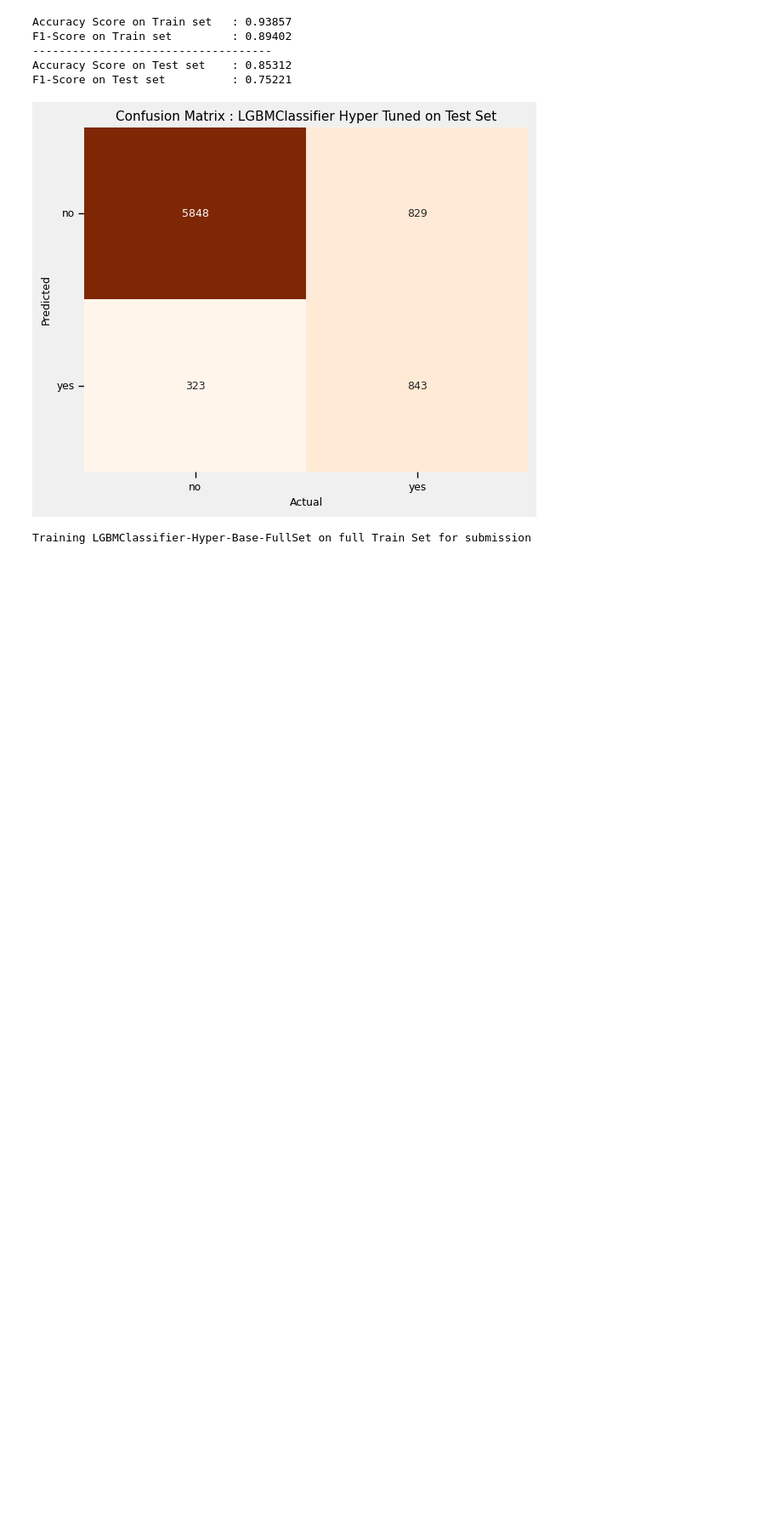
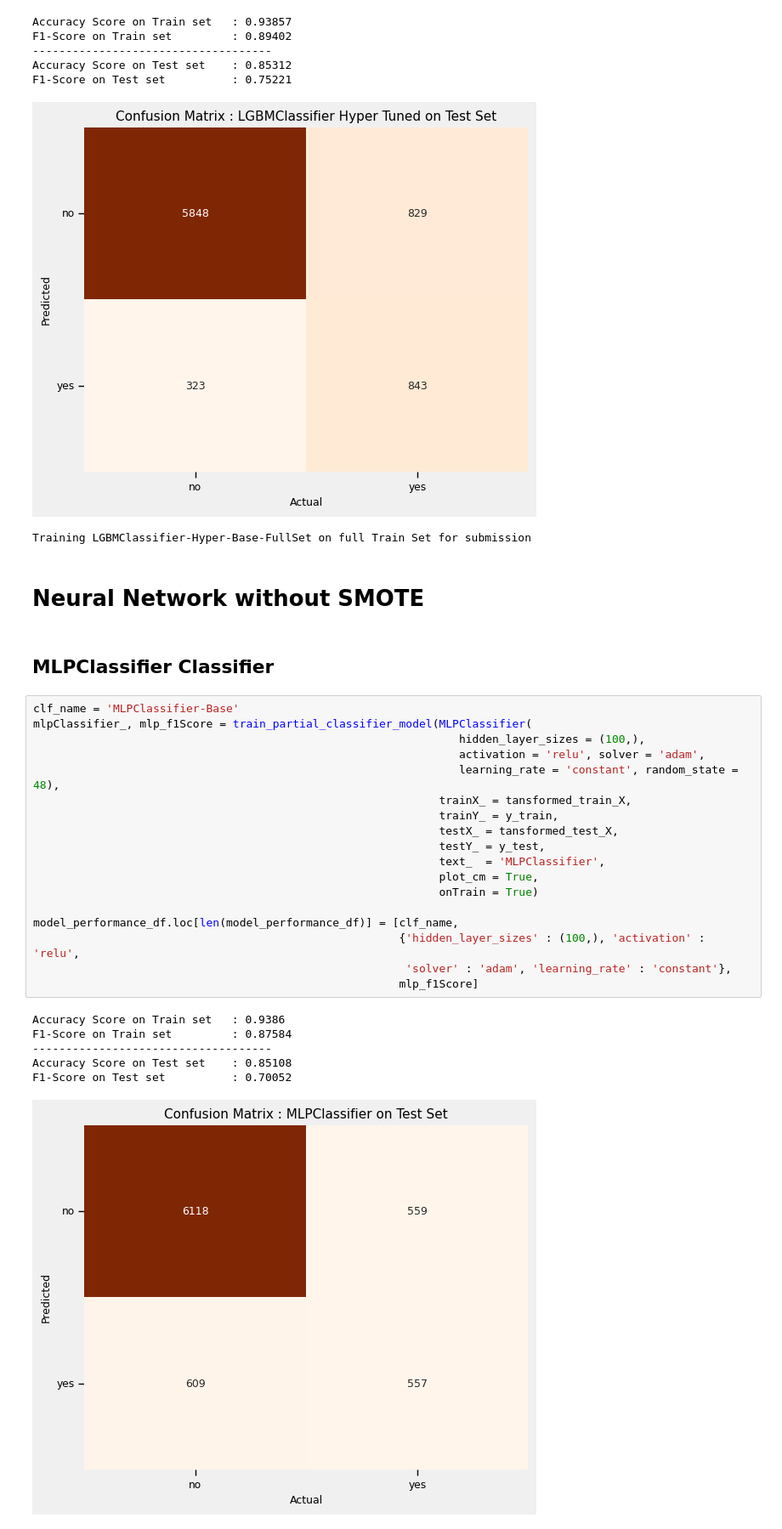
Before and after one commit to jishnukoliyadan/Predicting-the-Success-of-Bank-telemarketing, a Jupyter notebook: notebook/Predict-Success-of-Bank-telemarketing.ipynb, the cells around one changed output. Shown at 85% size. Saved outputs shown, nothing was run; the diff lists cells and outputs as text; blank space fills up the shorter version.

```diff
--- a/notebook/Predict-Success-of-Bank-telemarketing.ipynb
+++ b/notebook/Predict-Success-of-Bank-telemarketing.ipynb
@@ -1418,3 +1413,32 @@ Accuracy Score on Test set    : 0.85312
 F1-Score on Test set          : 0.75221
 [figure]
 Training LGBMClassifier-Hyper-Base-FullSet on full Train Set for submission
+# %% [markdown]
+# Neural Network without SMOTE
+# %% [markdown]
+## MLPClassifier Classifier
+# %%
+clf_name = 'MLPClassifier-Base'
+mlpClassifier_, mlp_f1Score = train_partial_classifier_model(MLPClassifier(
+                                                                hidden_layer_sizes = (100,),
+                                                                activation = 'relu', solver = 'adam',
+                                                                learning_rate = 'constant', random_state = 48),
+                                                             trainX_ = tansformed_train_X,
+                                                             trainY_ = y_train,
+                                                             testX_ = tansformed_test_X,
+                                                             testY_ = y_test,
+                                                             text_  = 'MLPClassifier',
+                                                             plot_cm = True,
+                                                             onTrain = True)
+
+model_performance_df.loc[len(model_performance_df)] = [clf_name,
+                                                       {'hidden_layer_sizes' : (100,), 'activation' : 'relu',
+                                                        'solver' : 'adam', 'learning_rate' : 'constant'},
+                                                       mlp_f1Score]
+# %% [output]
+Accuracy Score on Train set   : 0.9386
+F1-Score on Train set         : 0.87584
+------------------------------------
+Accuracy Score on Test set    : 0.85108
+F1-Score on Test set          : 0.70052
+[figure, added]
```
Also changed, not shown: parts of 7 cells of this notebook, 2 other files.
